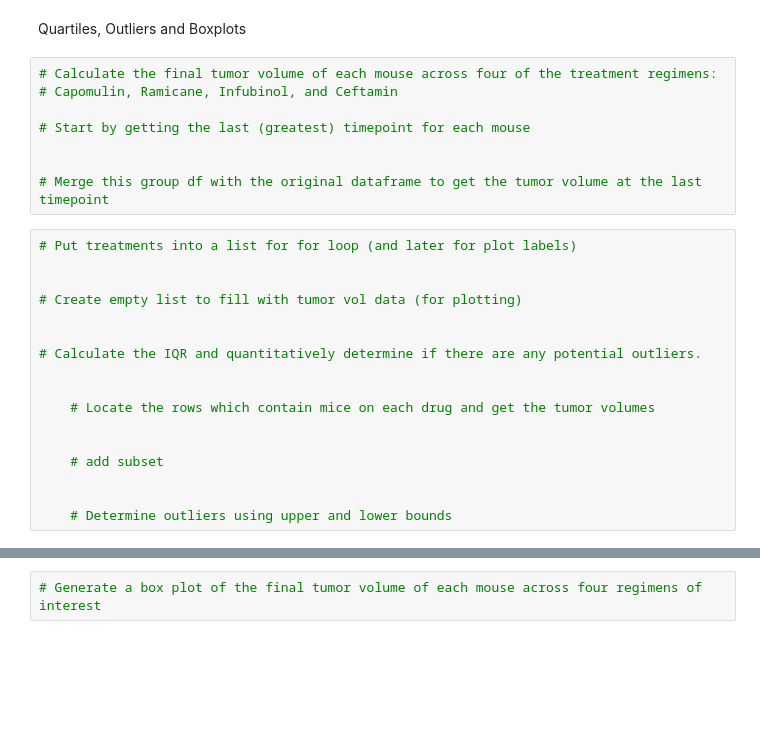
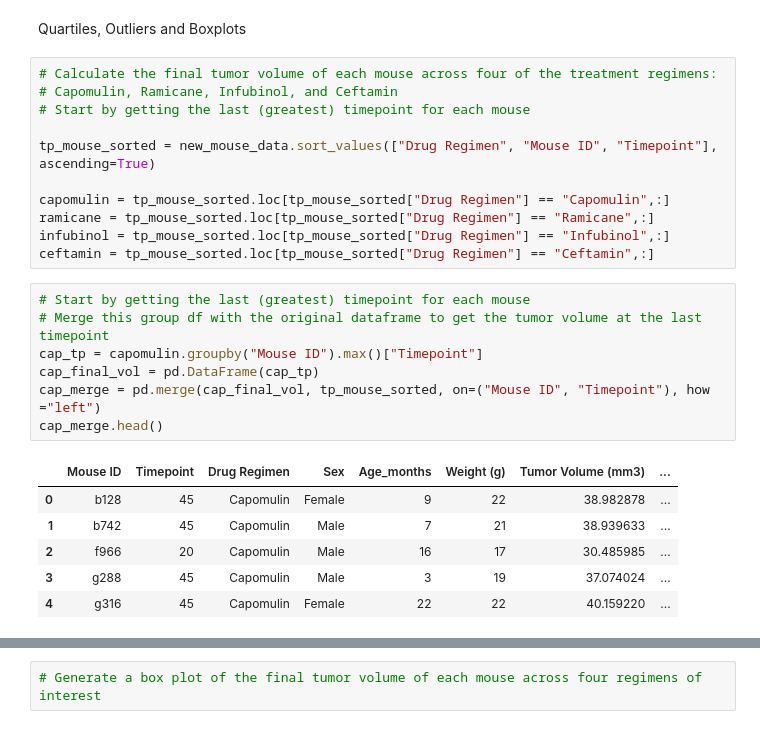
Before and after one commit to emilyshute/MatPlotLib-Challenge, a Jupyter notebook: Mice-Study-Analysis.ipynb, the cells around one changed output, grey strips where cells are left out. Saved outputs shown, nothing was run; the diff lists cells and outputs as text; blank space fills up the shorter version.

```diff
--- a/Mice-Study-Analysis.ipynb
+++ b/Mice-Study-Analysis.ipynb
@@ -175,28 +175,28 @@ plt.cla()
 plt.close()
 # %% [markdown]
 Quartiles, Outliers and Boxplots
+# %%
+# Calculate the final tumor volume of each mouse across four of the treatment regimens:
+# Capomulin, Ramicane, Infubinol, and Ceftamin
+# Start by getting the last (greatest) timepoint for each mouse
+
+tp_mouse_sorted = new_mouse_data.sort_values(["Drug Regimen", "Mouse ID", "Timepoint"], ascending=True)
+
+capomulin = tp_mouse_sorted.loc[tp_mouse_sorted["Drug Regimen"] == "Capomulin",:]
+ramicane = tp_mouse_sorted.loc[tp_mouse_sorted["Drug Regimen"] == "Ramicane",:]
+infubinol = tp_mouse_sorted.loc[tp_mouse_sorted["Drug Regimen"] == "Infubinol",:]
+ceftamin = tp_mouse_sorted.loc[tp_mouse_sorted["Drug Regimen"] == "Ceftamin",:]
 # %%
-# Calculate the final tumor volume of each mouse across four of the treatment regimens:
-# Capomulin, Ramicane, Infubinol, and Ceftamin
-
 # Start by getting the last (greatest) timepoint for each mouse
-
-
 # Merge this group df with the original dataframe to get the tumor volume at the last timepoint
+cap_tp = capomulin.groupby("Mouse ID").max()["Timepoint"]
+cap_final_vol = pd.DataFrame(cap_tp)
+cap_merge = pd.merge(cap_final_vol, tp_mouse_sorted, on=("Mouse ID", "Timepoint"), how ="left")
+cap_merge.head()
+# %% [output]
+|  | Mouse ID | Timepoint | Drug Regimen | Sex | Age_months | Weight (g) | Tumor Volume (mm3) | ... |
+| 0 | b128 | 45 | Capomulin | Female | 9 | 22 | 38.982878 | ... |
+| 1 | b742 | 45 | Capomulin | Male | 7 | 21 | 38.939633 | ... |
+| 2 | f966 | 20 | Capomulin | Male | 16 | 17 | 30.485985 | ... |
+| 3 | g288 | 45 | Capomulin | Male | 3 | 19 | 37.074024 | ... |
+| 4 | g316 | 45 | Capomulin | Female | 22 | 22 | 40.159220 | ... |
-# %%
-# Put treatments into a list for for loop (and later for plot labels)
-
-
-# Create empty list to fill with tumor vol data (for plotting)
-
-
-# Calculate the IQR and quantitatively determine if there are any potential outliers.
-
-
-    # Locate the rows which contain mice on each drug and get the tumor volumes
-
-
-    # add subset
-
-
-    # Determine outliers using upper and lower bounds
```
Also changed, not shown: parts of 7 cells of this notebook.
